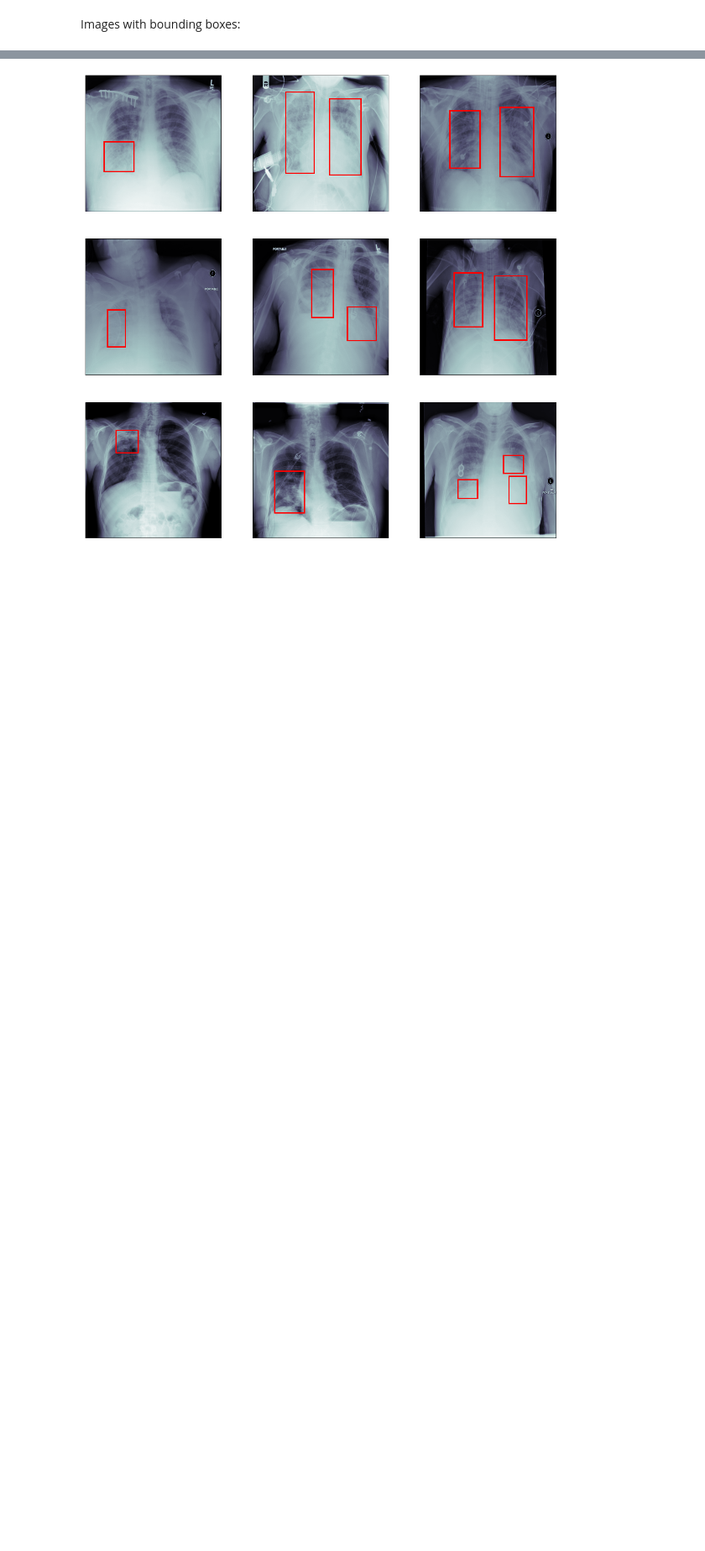
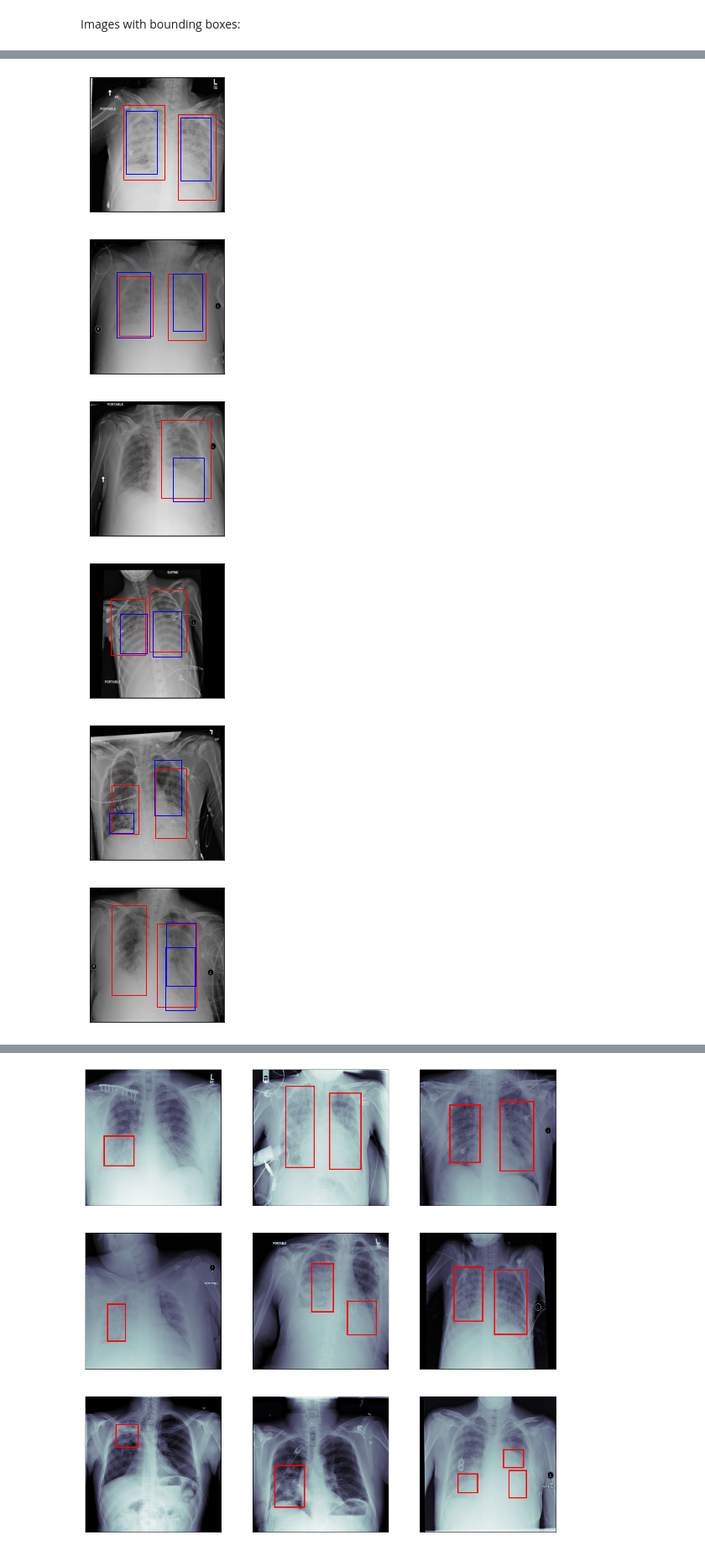
Before and after one commit to Manpreetkour95/RSNA-Pneumonia-Detection-Challenge, a Jupyter notebook: caps_eda.ipynb, the cells around one changed output, grey strips where cells are left out. Shown at 84% size. Drawn from its saved outputs; the diff is of its cells as text; code cells hidden in the pictures; blank space fills up the shorter version.

```diff
--- a/caps_eda.ipynb
+++ b/caps_eda.ipynb
@@ -400,0 +380,8 @@ image_with_bboxes()
+# %%
+a_file = open(r"C:\Users\vikra\Downloads\yolov5-master-20220314T021606Z-001\yolov5-master\data1\labels\val\2a9035ed-ec09-404d-adc3-d37688adf50a.txt", "r")
+list_of_lists = []
+for line in a_file:
+    stripped_line = line.strip()
+    line_list = stripped_line.split()
+    list_of_lists.append(line_list)
+a_file.close()
@@ -400,0 +399,4 @@ image_with_bboxes()
+# %%
+for box in list_of_lists:
+    print(box[1])
+    print(box[2])
@@ -400,0 +408,56 @@ image_with_bboxes()
+# %%
+src=r'C:\Users\vikra\Downloads\yolov5-master-20220314T021606Z-001\yolov5-master\runs\detect\yl_3000_3000_3200\labels'
+lf=[]
+for idx,fname in enumerate(os.listdir(src)):
+    a=os.path.splitext(fname)[0]
+    lf.append(a)
+# %%
+
+for idx, a in enumerate(lf[0:9]):
+    plt.figure(figsize=(10,10))
+    plt.subplot(3, 3, idx+1)
+    plt.grid(False)
+    plt.xticks([])
+    plt.yticks([])
+    label_path=r'C:\Users\vikra\Downloads\yolov5-master-20220314T021606Z-001\yolov5-master\data1\labels\Newfolder'
+    images_path=r'C:\Users\vikra\Downloads\yolov5-master-20220314T021606Z-001\yolov5-master\data1\images\Newfolder'
+    label_path2=r'C:\Users\vikra\Downloads\yolov5-master-20220314T021606Z-001\yolov5-master\runs\detect\yl_3000_3000_3200\labels'
+    ll=[]
+    a_file = open(os.path.join(label_path,a+'.txt'))
+    for line in a_file:
+        stripped_line = line.strip()
+        line_list = stripped_line.split()
+        ll.append(line_list)
+    a_file.close()
+    ll2=[]
+    a_file = open(os.path.join(label_path2,a+'.txt'))
+    for line in a_file:
+        stripped_line = line.strip()
+        line_list = stripped_line.split()
+        ll2.append(line_list)
+    a_file.close()
+    current_axis = plt.gca()
+    img=cv2.imread(os.path.join(images_path,a+'.jpg'))
+        #img=cv2.imread(r'C:\Users\vikra\Downloads\yolov5-master-20220314T021606Z-001\yolov5-master\data1\images\val\2a9035ed-ec09-404d-adc3-d37688adf50a.jpg')
+    plt.imshow(img,cmap='bone')
+    current_axis = plt.gca()
+    for box in ll:
+        x=float(box[1])*1024-float(box[3])*1024/2
+        y=float(box[2])*1024-float(box[4])*1024/2
+        w=float(box[3])*1024
+        h=float(box[4])*1024
+        current_axis.add_patch(plt.Rectangle((x, y), w, h, color='red', fill=False, linewidth=1))
+    current_axis = plt.gca()
+    for box in ll2:
+        x=float(box[1])*1024-float(box[3])*1024/2
+        y=float(box[2])*1024-float(box[4])*1024/2
+        w=float(box[3])*1024
+        h=float(box[4])*1024
+        current_axis.add_patch(plt.Rectangle((x, y), w, h, color='blue', fill=False, linewidth=1))
+# %% [output]
+[figure, added]
+[figure, added]
+[figure, added]
+[figure, added]
+[figure, added]
+[figure, added]
```
Also changed, not shown: parts of 10 cells of this notebook.
